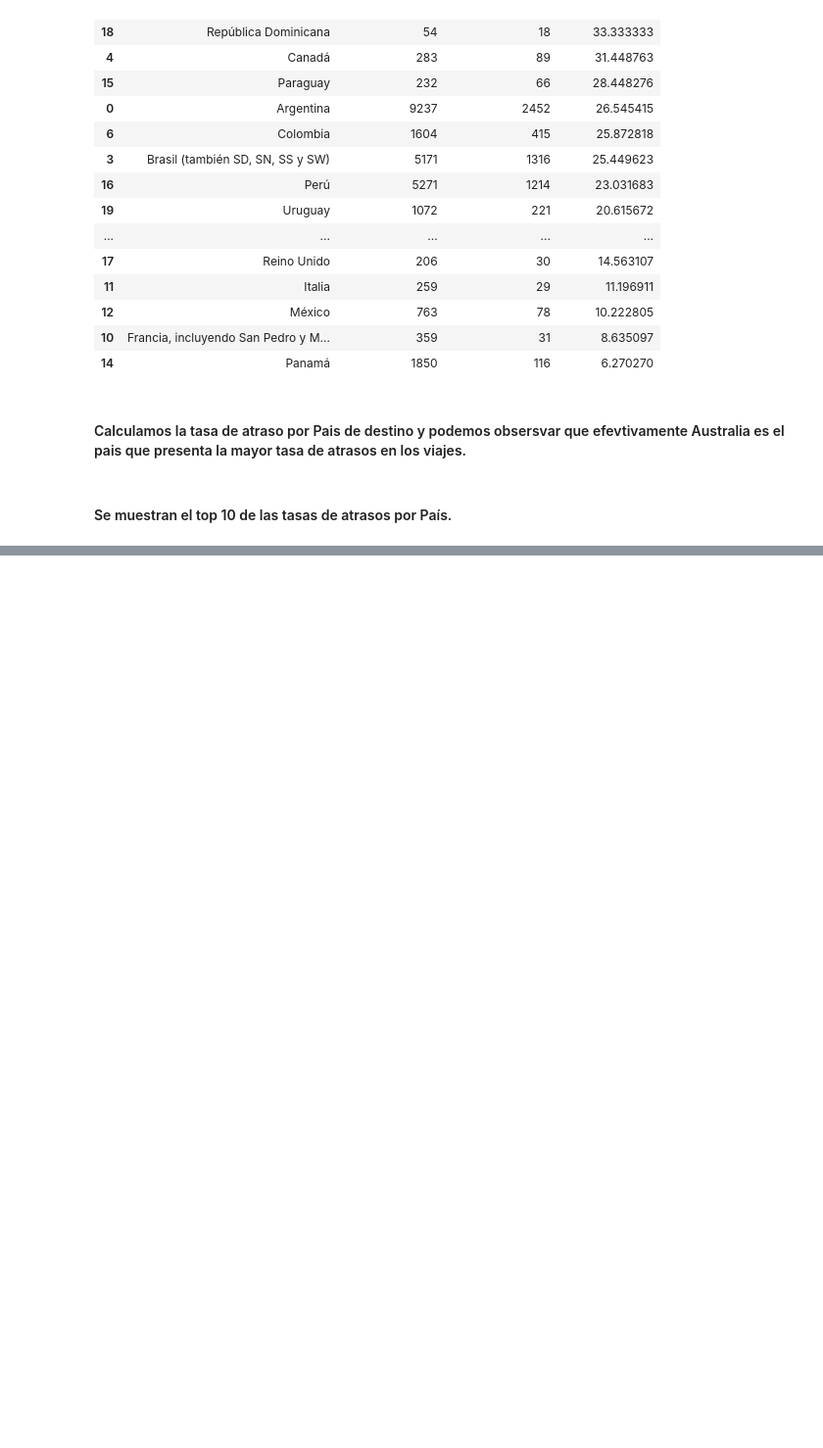
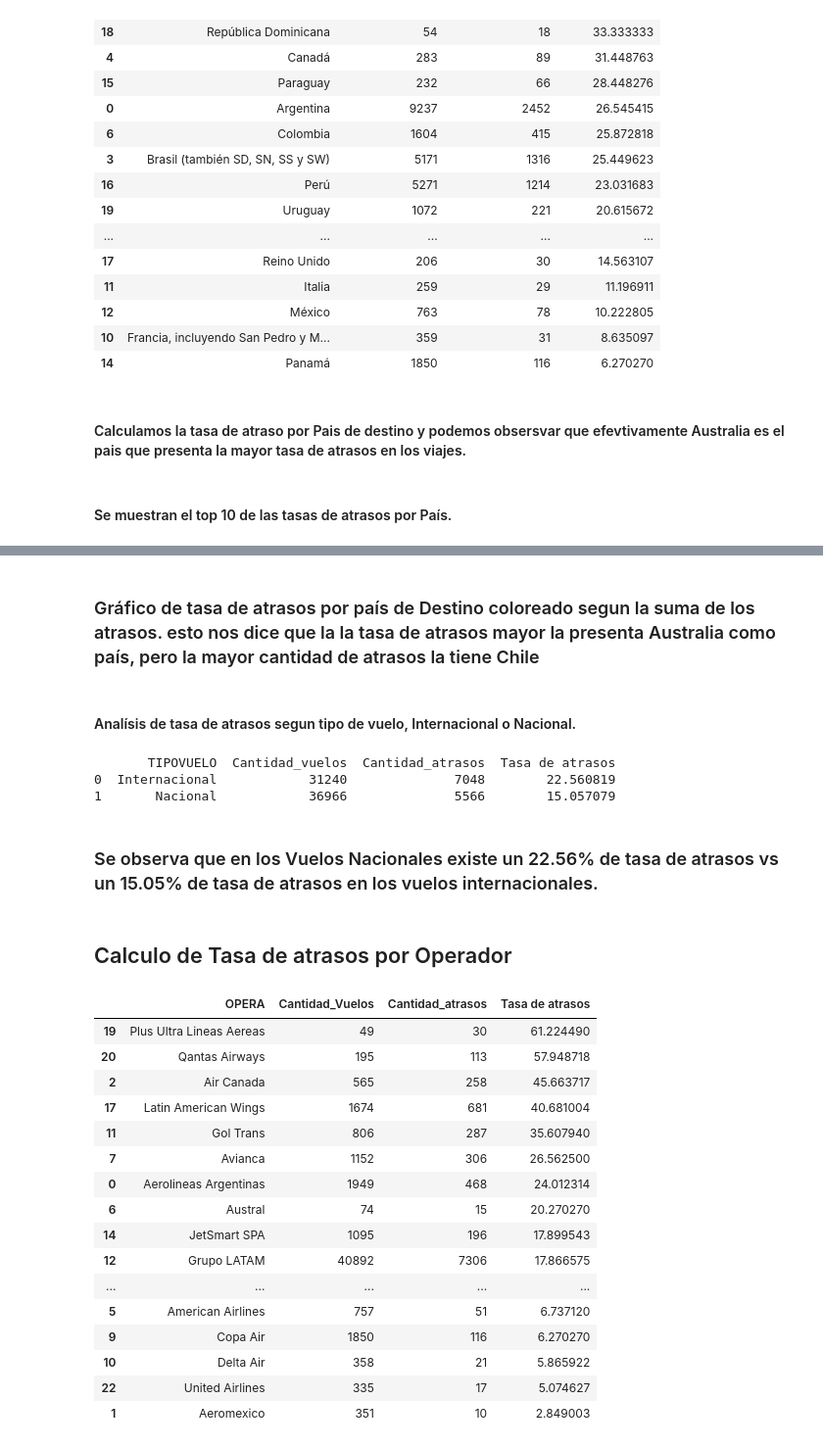
Before and after one commit to andresfuentes007/NTTDATA, a Jupyter notebook: Test_solution_1.ipynb, the cells around one changed output, grey strips where cells are left out. Shown: that part at 98% size. Cells and saved outputs as stored; diff of their text form; code cells hidden in the pictures; blank space fills up the shorter version.

```diff
--- a/Test_solution_1.ipynb
+++ b/Test_solution_1.ipynb
@@ -488,0 +539,79 @@ fig.show()
+# %% [markdown]
+### Gráfico de tasa de atrasos por país de Destino coloreado segun la suma de los atrasos. esto nos dice que la la tasa de atrasos mayor la presenta Australia como país, pero la mayor cantidad de atrasos la tiene Chile
+# %% [markdown]
+#### Analísis de tasa de atrasos segun tipo de vuelo, Internacional o Nacional.
+# %%
+Tipo_Vuelo = datos_test.groupby([
+                          #'Des-O'
+                          #'OPERA',
+                          #'MES',
+                          #'DIA',
+                          'TIPOVUELO'
+                        ], dropna=False, as_index=False).agg(
+    Cantidad_vuelos = ('atraso_15','count'),
+    Cantidad_atrasos = ('atraso_15','sum')
+                                            )
+
+Tipo_Vuelo['Tasa de atrasos'] = (Tipo_Vuelo['Cantidad_atrasos']/Tipo_Vuelo['Cantidad_vuelos'])*100
+
+
+
+
+def f(row):
+    if row == 'N':
+        val = 'Nacional'
+    else:
+        val = 'Internacional'
+    return val
+
+Tipo_Vuelo['TIPOVUELO'] = Tipo_Vuelo['TIPOVUELO'].apply(f)
+print(Tipo_Vuelo)
+
+fig = px.bar(Tipo_Vuelo.sort_values('Tasa de atrasos',ascending=True), y = 'TIPOVUELO', x = 'Tasa de atrasos', color = 'Cantidad_atrasos',text_auto=True)
+
+fig.update_traces(textfont_size=12
+                  , textangle=45
+                  , textposition= 'inside'
+                  ,marker_line_width=1
+                  ,marker_line_color = 'black')
+
+fig.show()
+# %% [output]
+       TIPOVUELO  Cantidad_vuelos  Cantidad_atrasos  Tasa de atrasos
+0  Internacional            31240              7048        22.560819
+1       Nacional            36966              5566        15.057079
+# %% [markdown]
+### Se observa que en los Vuelos Nacionales existe un 22.56% de tasa de atrasos vs un 15.05% de tasa de atrasos en los vuelos internacionales.
+# %% [markdown]
+## Calculo de Tasa de atrasos por Operador
+# %%
+Operador = datos.groupby([
+                          #'Des-O'
+                          'OPERA'
+                          #'MES',
+                          #'DIA',
+                          #'temporada_alta'
+                        ], dropna=False, as_index=False).agg(
+    Cantidad_Vuelos = ('atraso_15','count'),
+    Cantidad_atrasos = ('atraso_15','sum'))
+Operador['Tasa de atrasos'] = (Operador['Cantidad_atrasos']/Operador['Cantidad_Vuelos'])*100
+Operador = Operador.sort_values('Tasa de atrasos',ascending=False)
+(Operador)
+# %% [output]
+|  | OPERA | Cantidad_Vuelos | Cantidad_atrasos | Tasa de atrasos |
+| 19 | Plus Ultra Lineas Aereas | 49 | 30 | 61.224490 |
+| 20 | Qantas Airways | 195 | 113 | 57.948718 |
+| 2 | Air Canada | 565 | 258 | 45.663717 |
+| 17 | Latin American Wings | 1674 | 681 | 40.681004 |
+| 11 | Gol Trans | 806 | 287 | 35.607940 |
+| 7 | Avianca | 1152 | 306 | 26.562500 |
+| 0 | Aerolineas Argentinas | 1949 | 468 | 24.012314 |
+| 6 | Austral | 74 | 15 | 20.270270 |
+| 14 | JetSmart SPA | 1095 | 196 | 17.899543 |
+| 12 | Grupo LATAM | 40892 | 7306 | 17.866575 |
+| ... | ... | ... | ... | ... |
+| 5 | American Airlines | 757 | 51 | 6.737120 |
+| 9 | Copa Air | 1850 | 116 | 6.270270 |
+| 10 | Delta Air | 358 | 21 | 5.865922 |
+| 22 | United Airlines | 335 | 17 | 5.074627 |
+| 1 | Aeromexico | 351 | 10 | 2.849003 |
```
Also changed, not shown: parts of 26 cells of this notebook.
